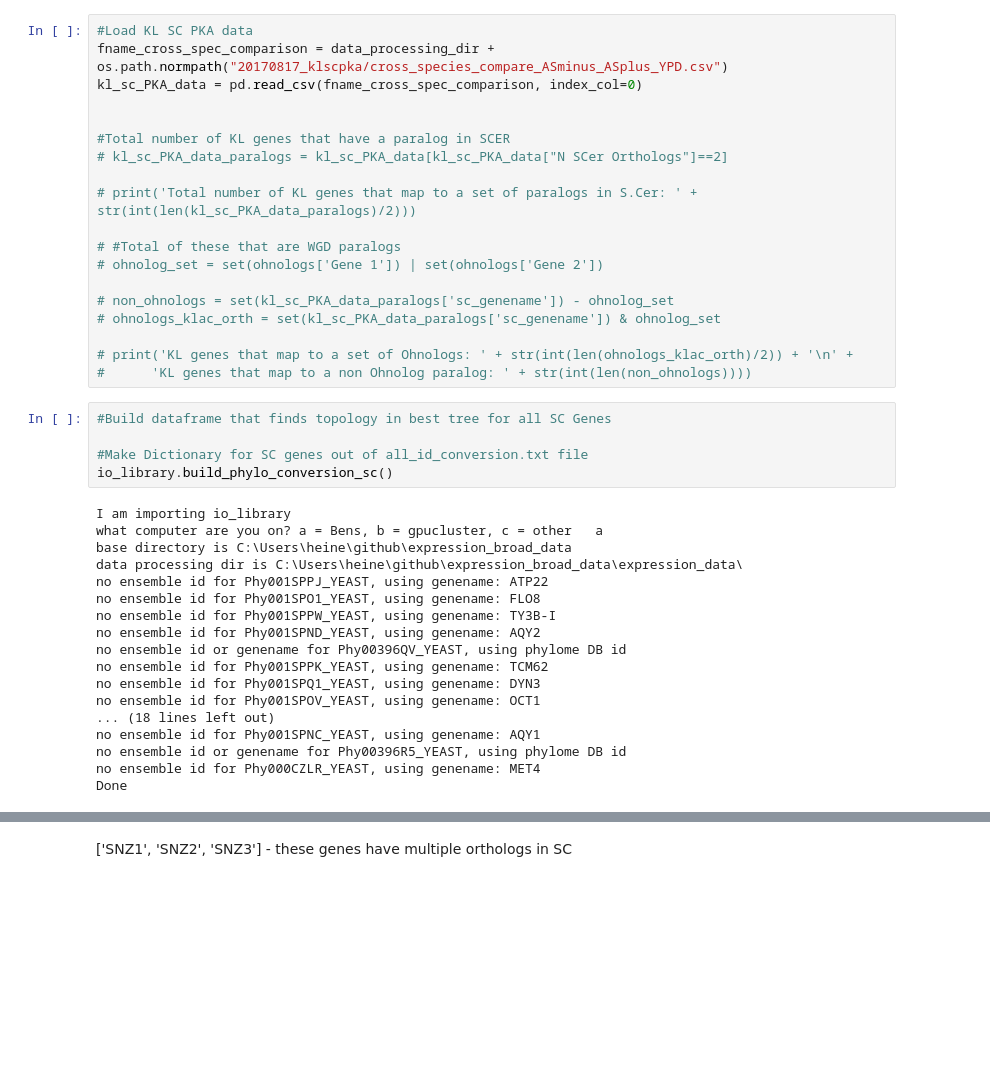
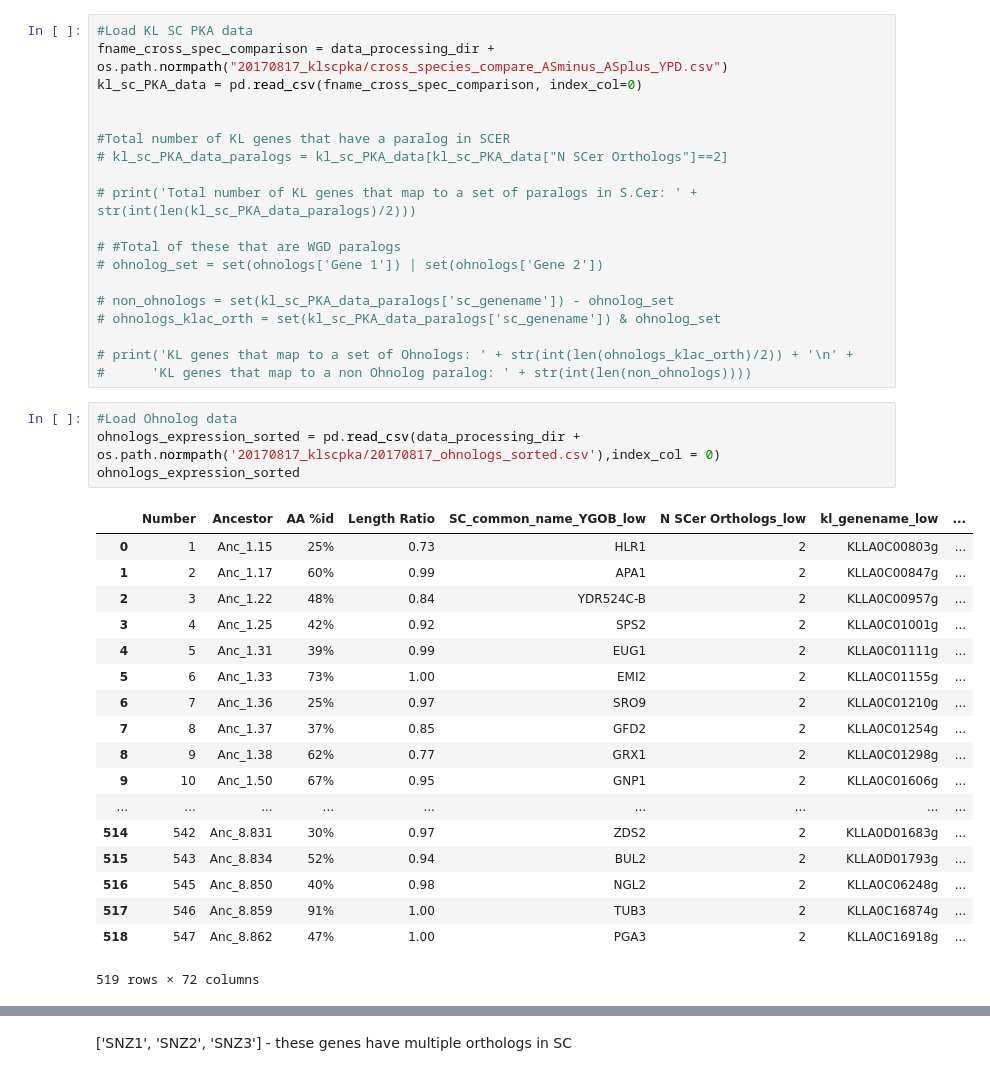
Before and after one commit to heineike02/yeast_esr_expression_analysis, a Jupyter notebook: scripts/20171030_phylogenetic_trees.ipynb, the cells around one changed output, grey strips where cells are left out. Saved outputs shown, nothing was run; the diff lists cells and outputs as text; blank space fills up the shorter version.

```diff
--- a/scripts/20171030_phylogenetic_trees.ipynb
+++ b/scripts/20171030_phylogenetic_trees.ipynb
@@ -93,26 +118,26 @@ kl_sc_PKA_data = pd.read_csv(fname_cross_spec_comparison, index_col=0)
 
 # print('KL genes that map to a set of Ohnologs: ' + str(int(len(ohnologs_klac_orth)/2)) + '\n' +
 #      'KL genes that map to a non Ohnolog paralog: ' + str(int(len(non_ohnologs))))
-# %%
-#Build dataframe that finds topology in best tree for all SC Genes
-
-#Make Dictionary for SC genes out of all_id_conversion.txt file
-io_library.build_phylo_conversion_sc()
-# %% [output]
-I am importing io_library
-what computer are you on? a = Bens, b = gpucluster, c = other   a
-base directory is C:\Users\heine\github\expression_broad_data
-data processing dir is C:\Users\heine\github\expression_broad_data\expression_data\
-no ensemble id for Phy001SPPJ_YEAST, using genename: ATP22
-no ensemble id for Phy001SPO1_YEAST, using genename: FLO8
-no ensemble id for Phy001SPPW_YEAST, using genename: TY3B-I
-no ensemble id for Phy001SPND_YEAST, using genename: AQY2
-no ensemble id or genename for Phy00396QV_YEAST, using phylome DB id
-no ensemble id for Phy001SPPK_YEAST, using genename: TCM62
-no ensemble id for Phy001SPQ1_YEAST, using genename: DYN3
-no ensemble id for Phy001SPOV_YEAST, using genename: OCT1
-... (18 lines left out)
-no ensemble id for Phy001SPNC_YEAST, using genename: AQY1
-no ensemble id or genename for Phy00396R5_YEAST, using phylome DB id
-no ensemble id for Phy000CZLR_YEAST, using genename: MET4
-Done
+# %%
+#Load Ohnolog data
+ohnologs_expression_sorted = pd.read_csv(data_processing_dir + os.path.normpath('20170817_klscpka/20170817_ohnologs_sorted.csv'),index_col = 0)
+ohnologs_expression_sorted
+# %% [output]
+|  | Number | Ancestor | AA %id | Length Ratio | SC_common_name_YGOB_low | N SCer Orthologs_low | kl_genename_low | ... |
+| 0 | 1 | Anc_1.15 | 25% | 0.73 | HLR1 | 2 | KLLA0C00803g | ... |
+| 1 | 2 | Anc_1.17 | 60% | 0.99 | APA1 | 2 | KLLA0C00847g | ... |
+| 2 | 3 | Anc_1.22 | 48% | 0.84 | YDR524C-B | 2 | KLLA0C00957g | ... |
+| 3 | 4 | Anc_1.25 | 42% | 0.92 | SPS2 | 2 | KLLA0C01001g | ... |
+| 4 | 5 | Anc_1.31 | 39% | 0.99 | EUG1 | 2 | KLLA0C01111g | ... |
+| 5 | 6 | Anc_1.33 | 73% | 1.00 | EMI2 | 2 | KLLA0C01155g | ... |
+| 6 | 7 | Anc_1.36 | 25% | 0.97 | SRO9 | 2 | KLLA0C01210g | ... |
+| 7 | 8 | Anc_1.37 | 37% | 0.85 | GFD2 | 2 | KLLA0C01254g | ... |
+| 8 | 9 | Anc_1.38 | 62% | 0.77 | GRX1 | 2 | KLLA0C01298g | ... |
+| 9 | 10 | Anc_1.50 | 67% | 0.95 | GNP1 | 2 | KLLA0C01606g | ... |
+| ... | ... | ... | ... | ... | ... | ... | ... | ... |
+| 514 | 542 | Anc_8.831 | 30% | 0.97 | ZDS2 | 2 | KLLA0D01683g | ... |
+| 515 | 543 | Anc_8.834 | 52% | 0.94 | BUL2 | 2 | KLLA0D01793g | ... |
+| 516 | 545 | Anc_8.850 | 40% | 0.98 | NGL2 | 2 | KLLA0C06248g | ... |
+| 517 | 546 | Anc_8.859 | 91% | 1.00 | TUB3 | 2 | KLLA0C16874g | ... |
+| 518 | 547 | Anc_8.862 | 47% | 1.00 | PGA3 | 2 | KLLA0C16918g | ... |
+519 rows × 72 columns
```
Also changed, not shown: parts of 60 cells of this notebook, 3 other files.
